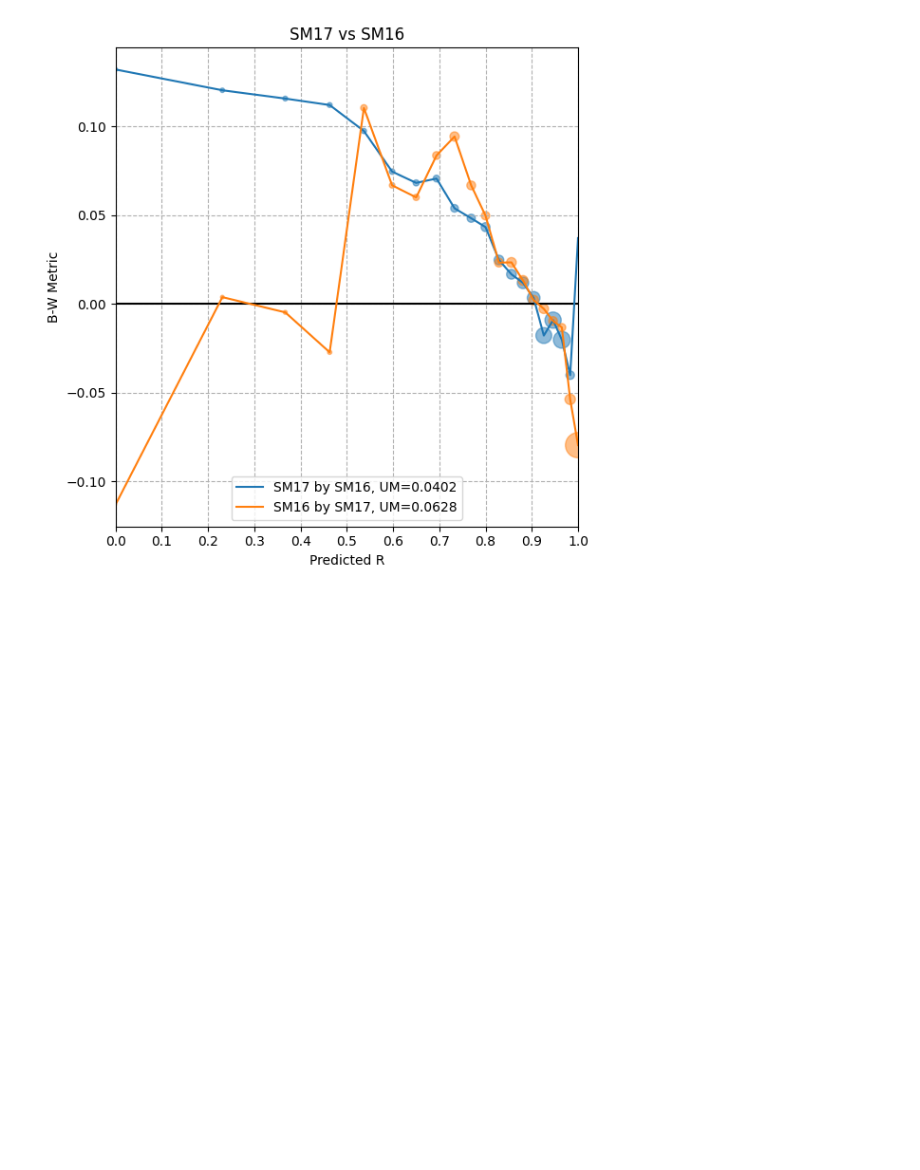
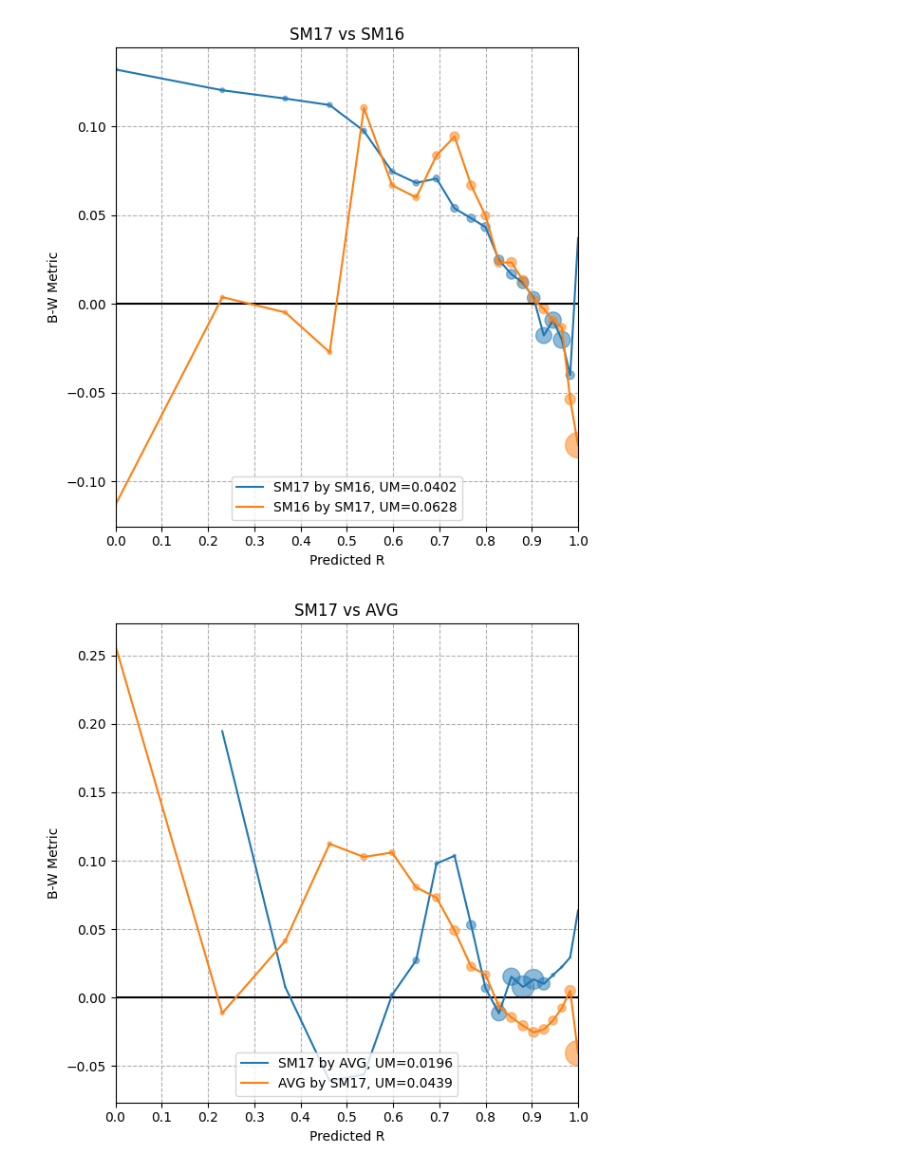
Before and after one commit to open-spaced-repetition/fsrs-vs-sm17, a Jupyter notebook: cross-comparison.ipynb, the cells around one changed output. Saved outputs shown, nothing was run; the diff lists cells and outputs as text; code cells hidden in the pictures; blank space fills up the shorter version.

```diff
--- a/cross-comparison.ipynb
+++ b/cross-comparison.ipynb
@@ -104,3 +104,7 @@ cross_comparison(df, "FSRS-5", "SM17")
 cross_comparison(df, "SM16", "SM17")
 # %% [output]
 [figure]
+# %%
+cross_comparison(df, "AVG", "SM17")
+# %% [output]
+[figure, added]
```
Also changed, not shown: parts of 4 cells of this notebook, 38 other files.
